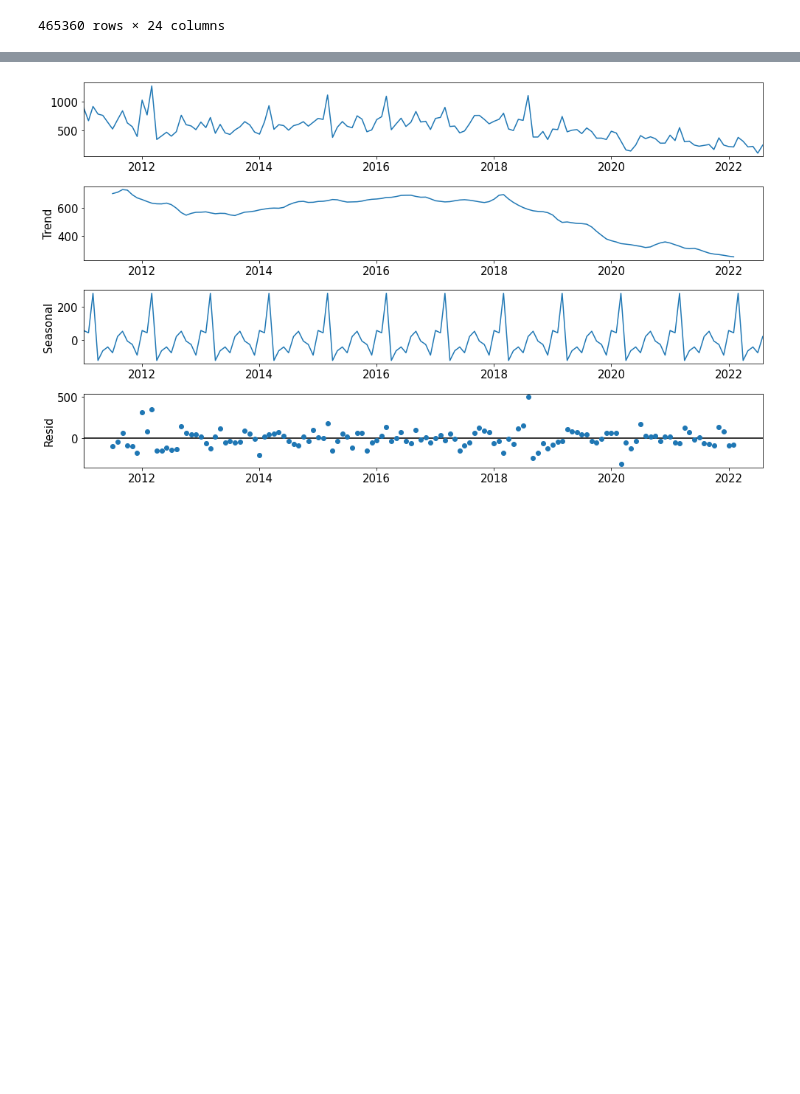
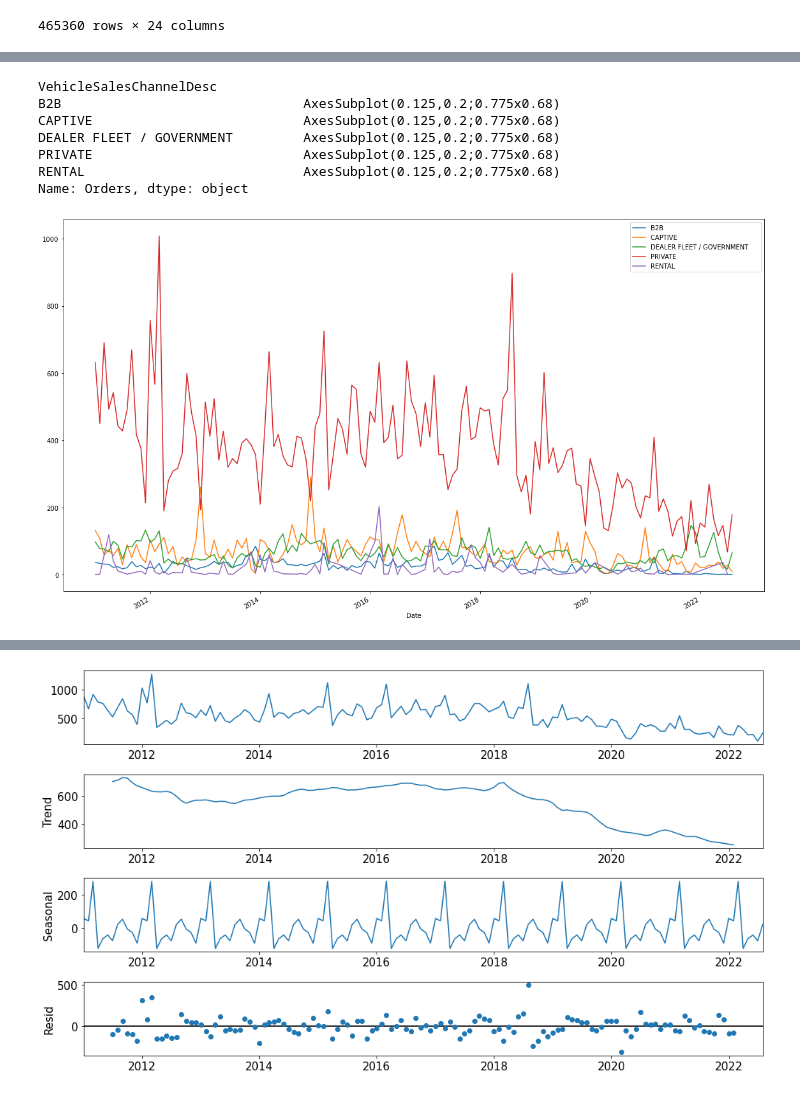
Before and after one commit to martinel-UAS/projects, a Jupyter notebook: 5. Master_thesis/Project.ipynb, the cells around one changed output, grey strips where cells are left out. Drawn from its saved outputs; the diff is of its cells as text; code cells hidden in the pictures; blank space fills up the shorter version.

```diff
--- a/5. Master_thesis/Project.ipynb
+++ b/5. Master_thesis/Project.ipynb
@@ -203,3 +281,14 @@ result
+# %%
+result.groupby('VehicleSalesChannelDesc')['Orders'].plot(legend=True)
+# %% [output]
+VehicleSalesChannelDesc
+B2B                               AxesSubplot(0.125,0.2;0.775x0.68)
+CAPTIVE                           AxesSubplot(0.125,0.2;0.775x0.68)
+DEALER FLEET / GOVERNMENT         AxesSubplot(0.125,0.2;0.775x0.68)
+PRIVATE                           AxesSubplot(0.125,0.2;0.775x0.68)
+RENTAL                            AxesSubplot(0.125,0.2;0.775x0.68)
+Name: Orders, dtype: object
+[figure, added]
 # %%
 years = mdates.YearLocator()   # every year
 months = mdates.MonthLocator()  # every month
```
Also changed, not shown: parts of 15 cells of this notebook, 1 other file.
